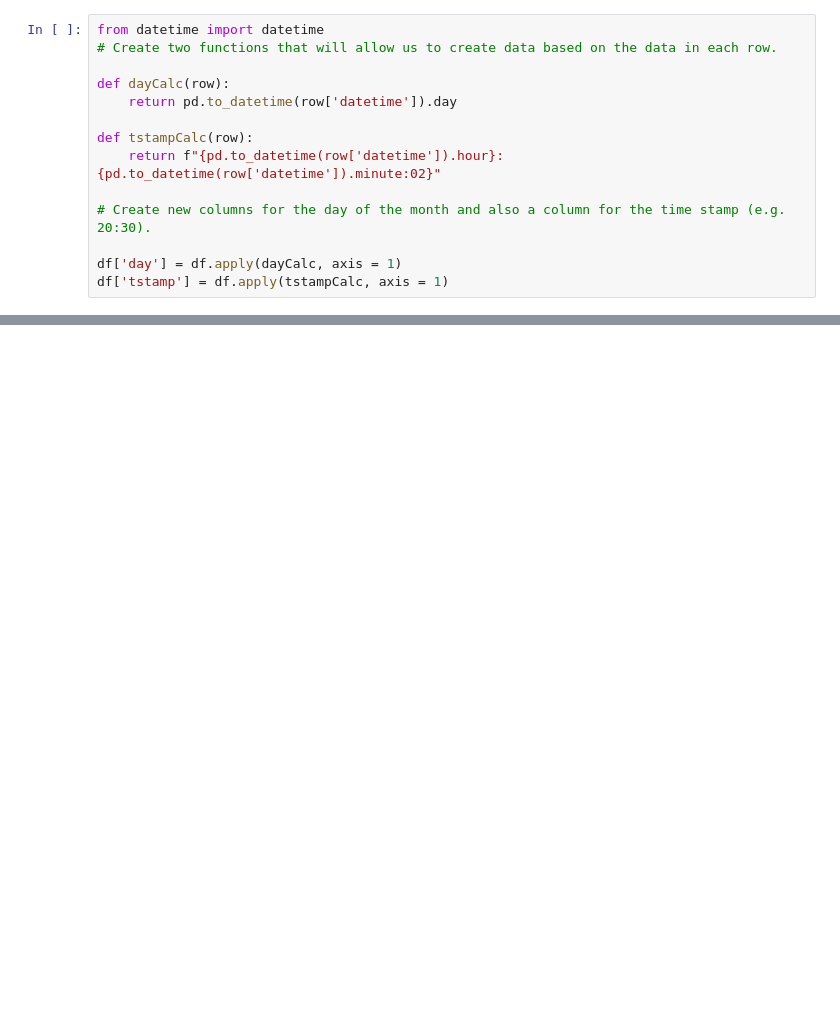
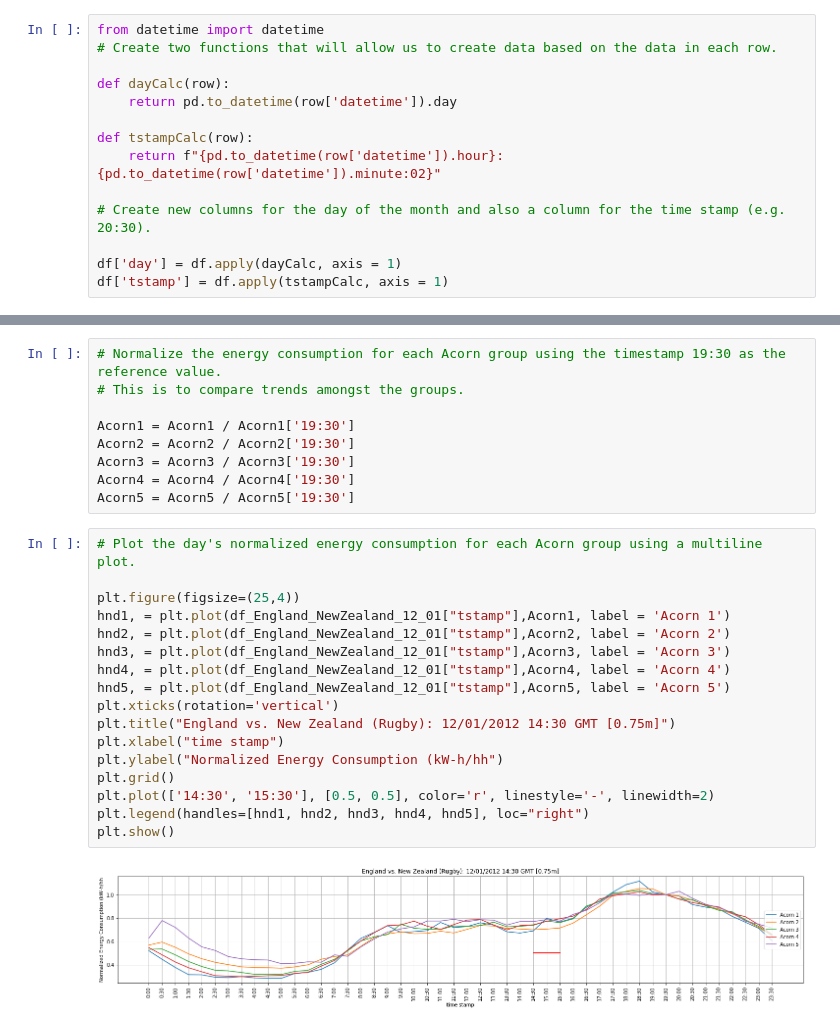
Before and after one commit to group-1-project-1/london-power-analysis, a Jupyter notebook: notebooks/Rugby_ENH_NZ_Other.ipynb, the cells around one changed output, grey strips where cells are left out. Drawn from its saved outputs; the diff is of its cells as text; blank space fills up the shorter version.

```diff
--- a/notebooks/Rugby_ENH_NZ_Other.ipynb
+++ b/notebooks/Rugby_ENH_NZ_Other.ipynb
@@ -73,0 +122,28 @@ eventPlotter(dfevent, title, tsb, tse)
+# %%
+# Normalize the energy consumption for each Acorn group using the timestamp 19:30 as the reference value.
+# This is to compare trends amongst the groups.
+
+Acorn1 = Acorn1 / Acorn1['19:30']
+Acorn2 = Acorn2 / Acorn2['19:30']
+Acorn3 = Acorn3 / Acorn3['19:30']
+Acorn4 = Acorn4 / Acorn4['19:30']
+Acorn5 = Acorn5 / Acorn5['19:30']
+# %%
+# Plot the day's normalized energy consumption for each Acorn group using a multiline plot.
+
+plt.figure(figsize=(25,4))
+hnd1, = plt.plot(df_England_NewZealand_12_01["tstamp"],Acorn1, label = 'Acorn 1')
+hnd2, = plt.plot(df_England_NewZealand_12_01["tstamp"],Acorn2, label = 'Acorn 2')
+hnd3, = plt.plot(df_England_NewZealand_12_01["tstamp"],Acorn3, label = 'Acorn 3')
+hnd4, = plt.plot(df_England_NewZealand_12_01["tstamp"],Acorn4, label = 'Acorn 4')
+hnd5, = plt.plot(df_England_NewZealand_12_01["tstamp"],Acorn5, label = 'Acorn 5')
+plt.xticks(rotation='vertical')
+plt.title("England vs. New Zealand (Rugby): 12/01/2012 14:30 GMT [0.75m]")
+plt.xlabel("time stamp")
+plt.ylabel("Normalized Energy Consumption (kW-h/hh")
+plt.grid()
+plt.plot(['14:30', '15:30'], [0.5, 0.5], color='r', linestyle='-', linewidth=2)
+plt.legend(handles=[hnd1, hnd2, hnd3, hnd4, hnd5], loc="right")
+plt.show()
+# %% [output]
+[figure, added]
```
Also changed, not shown: parts of 7 cells of this notebook, 1 other file.
